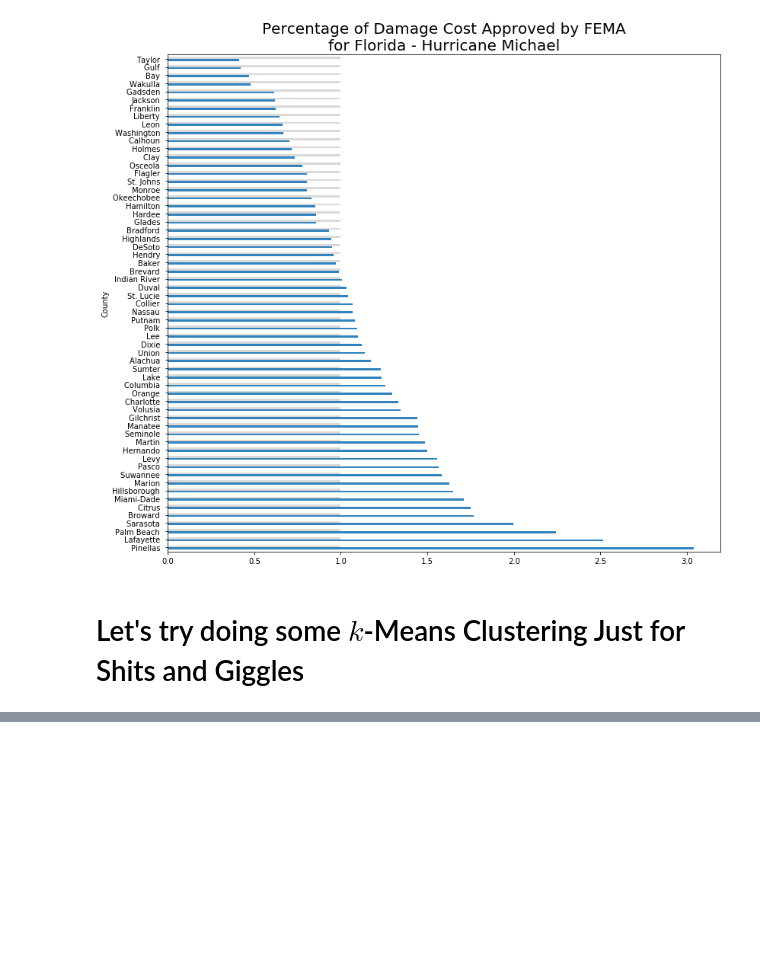
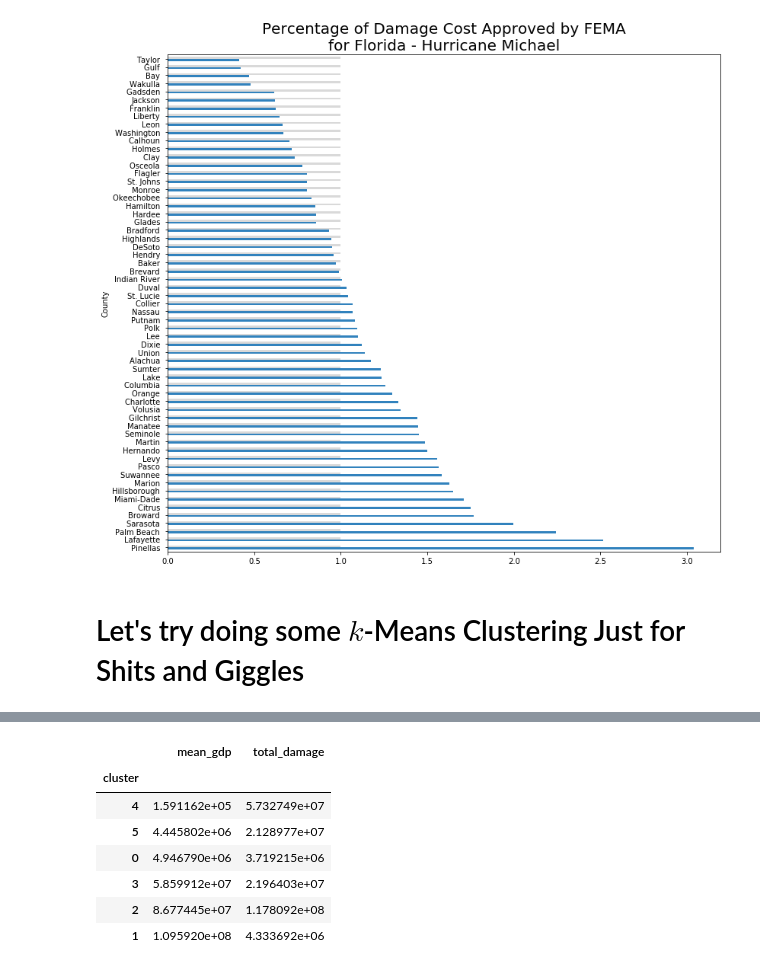
Before and after one commit to GraceCampbell/Project-4, a Jupyter notebook: materials/exploratory-data-analysis.ipynb, the cells around one changed output, grey strips where cells are left out. Drawn from its saved outputs; the diff is of its cells as text; code cells hidden in the pictures; blank space fills up the shorter version.

```diff
--- a/exploratory-data-analysis.ipynb
+++ b/materials/exploratory-data-analysis.ipynb
@@ -231,0 +252,11 @@ gdp_df
+# %%
+clusters_df[['mean_gdp', 'total_damage', 'cluster']].groupby('cluster').mean().sort_values(by='mean_gdp')
+# %% [output]
+|  | mean_gdp | total_damage |
+| cluster |  |  |
+| 4 | 1.591162e+05 | 5.732749e+07 |
+| 5 | 4.445802e+06 | 2.128977e+07 |
+| 0 | 4.946790e+06 | 3.719215e+06 |
+| 3 | 5.859912e+07 | 2.196403e+07 |
+| 2 | 8.677445e+07 | 1.178092e+08 |
+| 1 | 1.095920e+08 | 4.333692e+06 |
```
Also changed, not shown: parts of 7 cells of this notebook, 5 other files.
